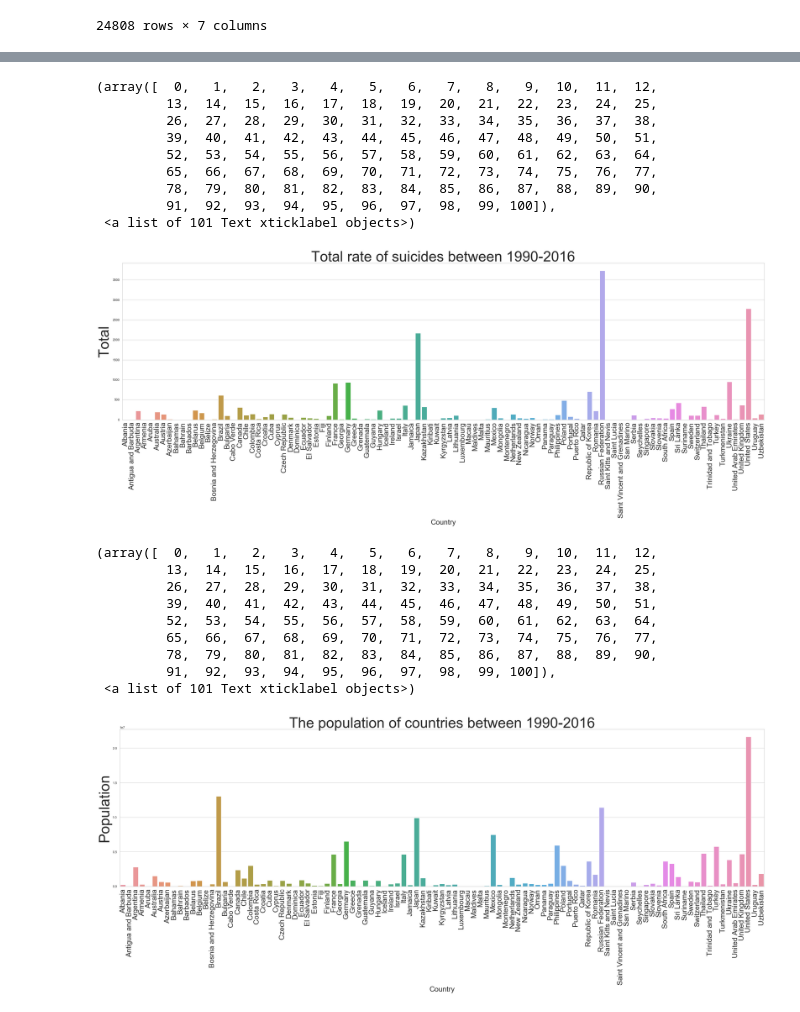
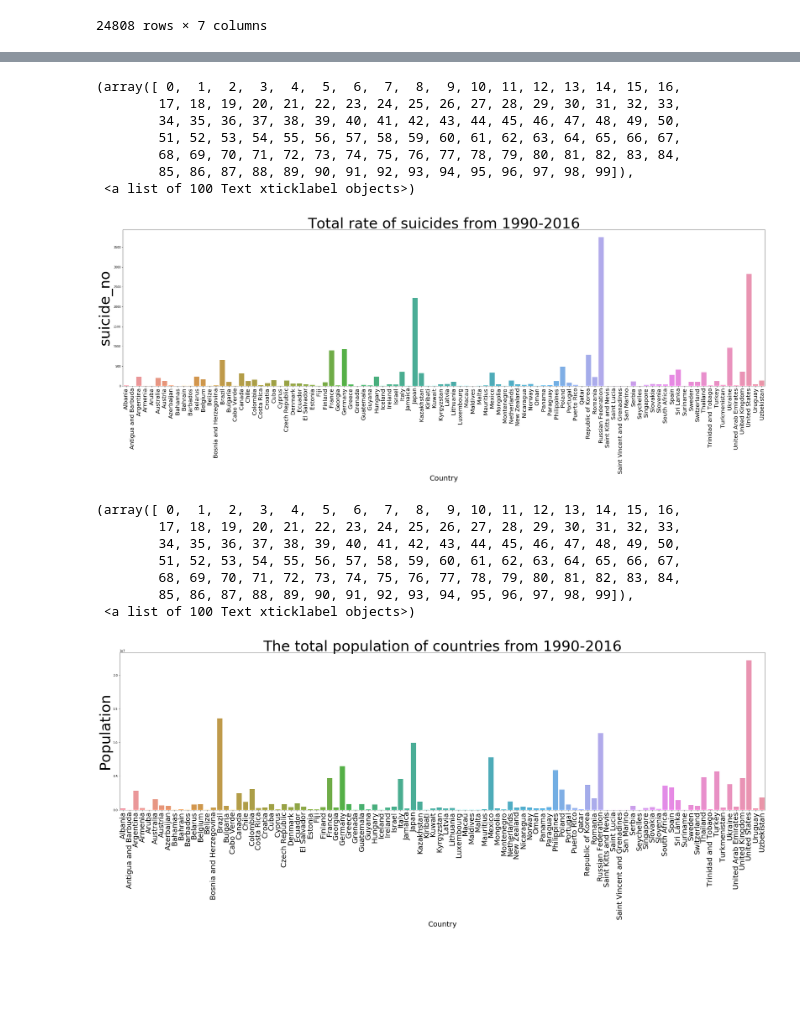
Before and after one commit to ndanni/Suicide_analysis, a Jupyter notebook: project/ndane_capstone_project.ipynb, the cells around one changed output, grey strips where cells are left out. Cells and saved outputs as stored; diff of their text form; code cells hidden in the pictures; blank space fills up the shorter version.

```diff
--- a/project/ndane_capstone_project.ipynb
+++ b/project/ndane_capstone_project.ipynb
@@ -259,46 +259,42 @@ print((suicide_rates[suicide_rates['sex'] == 'male']))
 #to view the country with the highest suicide rate
 plt.figure(figsize=(40, 10))
 visual = sns.barplot(x = 'country', y = 'suicides_no', data = suicide_rates, ci = None)
-visual.set_title('Total rate of suicides between 1990-2016', {'fontsize': 50})
+visual.set_title('Total rate of suicides from 1990-2016', {'fontsize': 50})
 visual.set_xlabel('Country', {'fontsize': 25})
-visual.set_ylabel('Total', {'fontsize': 50})
+visual.set_ylabel('suicide_no', {'fontsize': 50})
 plt.rc('xtick',labelsize=25)
 plt.xticks(rotation= 90)
 # from the graph, it can be seen that Russian has the highest suicide rate followed by the United states and Japan.
 #One will be tempted to say these have the highest suicide rates.We will now consider the population of the people.
 # %% [output]
-(array([  0,   1,   2,   3,   4,   5,   6,   7,   8,   9,  10,  11,  12,
-         13,  14,  15,  16,  17,  18,  19,  20,  21,  22,  23,  24,  25,
-         26,  27,  28,  29,  30,  31,  32,  33,  34,  35,  36,  37,  38,
-         39,  40,  41,  42,  43,  44,  45,  46,  47,  48,  49,  50,  51,
-         52,  53,  54,  55,  56,  57,  58,  59,  60,  61,  62,  63,  64,
-         65,  66,  67,  68,  69,  70,  71,  72,  73,  74,  75,  76,  77,
-         78,  79,  80,  81,  82,  83,  84,  85,  86,  87,  88,  89,  90,
-         91,  92,  93,  94,  95,  96,  97,  98,  99, 100]),
- <a list of 101 Text xticklabel objects>)
+(array([ 0,  1,  2,  3,  4,  5,  6,  7,  8,  9, 10, 11, 12, 13, 14, 15, 16,
+        17, 18, 19, 20, 21, 22, 23, 24, 25, 26, 27, 28, 29, 30, 31, 32, 33,
+        34, 35, 36, 37, 38, 39, 40, 41, 42, 43, 44, 45, 46, 47, 48, 49, 50,
+        51, 52, 53, 54, 55, 56, 57, 58, 59, 60, 61, 62, 63, 64, 65, 66, 67,
+        68, 69, 70, 71, 72, 73, 74, 75, 76, 77, 78, 79, 80, 81, 82, 83, 84,
+        85, 86, 87, 88, 89, 90, 91, 92, 93, 94, 95, 96, 97, 98, 99]),
+ <a list of 100 Text xticklabel objects>)
-[figure, old version]
+[figure, new version]
 # %%
 #to view the population of countries
 plt.figure(figsize=(40, 10))
-visual = sns.barplot(x = 'country', y = 'population', data = suicide_rate, ci = None)
-visual.set_title('The population of countries between 1990-2016', {'fontsize': 50})
+visual = sns.barplot(x = 'country', y = 'population', data = suicide_rates, ci = None)
+visual.set_title('The total population of countries from 1990-2016', {'fontsize': 50})
 visual.set_xlabel('Country', {'fontsize': 25})
 visual.set_ylabel('Population', {'fontsize': 50})
 plt.rc('xtick',labelsize=20)
 plt.xticks(rotation= 90)
 #The population shows that with the United states has the highest population. To give an accurate meaning of suicide rates,
 #we will conisder the suicide rates out of every 1000 people to accurately define suicide rates.
 # %% [output]
-(array([  0,   1,   2,   3,   4,   5,   6,   7,   8,   9,  10,  11,  12,
-         13,  14,  15,  16,  17,  18,  19,  20,  21,  22,  23,  24,  25,
-         26,  27,  28,  29,  30,  31,  32,  33,  34,  35,  36,  37,  38,
-         39,  40,  41,  42,  43,  44,  45,  46,  47,  48,  49,  50,  51,
-         52,  53,  54,  55,  56,  57,  58,  59,  60,  61,  62,  63,  64,
-         65,  66,  67,  68,  69,  70,  71,  72,  73,  74,  75,  76,  77,
-         78,  79,  80,  81,  82,  83,  84,  85,  86,  87,  88,  89,  90,
-         91,  92,  93,  94,  95,  96,  97,  98,  99, 100]),
- <a list of 101 Text xticklabel objects>)
+(array([ 0,  1,  2,  3,  4,  5,  6,  7,  8,  9, 10, 11, 12, 13, 14, 15, 16,
+        17, 18, 19, 20, 21, 22, 23, 24, 25, 26, 27, 28, 29, 30, 31, 32, 33,
+        34, 35, 36, 37, 38, 39, 40, 41, 42, 43, 44, 45, 46, 47, 48, 49, 50,
+        51, 52, 53, 54, 55, 56, 57, 58, 59, 60, 61, 62, 63, 64, 65, 66, 67,
+        68, 69, 70, 71, 72, 73, 74, 75, 76, 77, 78, 79, 80, 81, 82, 83, 84,
+        85, 86, 87, 88, 89, 90, 91, 92, 93, 94, 95, 96, 97, 98, 99]),
+ <a list of 100 Text xticklabel objects>)
-[figure, old version]
+[figure, new version]
 # %%
 #to view the country with the highest suicide rate
 plt.figure(figsize=(40, 10))
```
Also changed, not shown: parts of 13 cells of this notebook.
